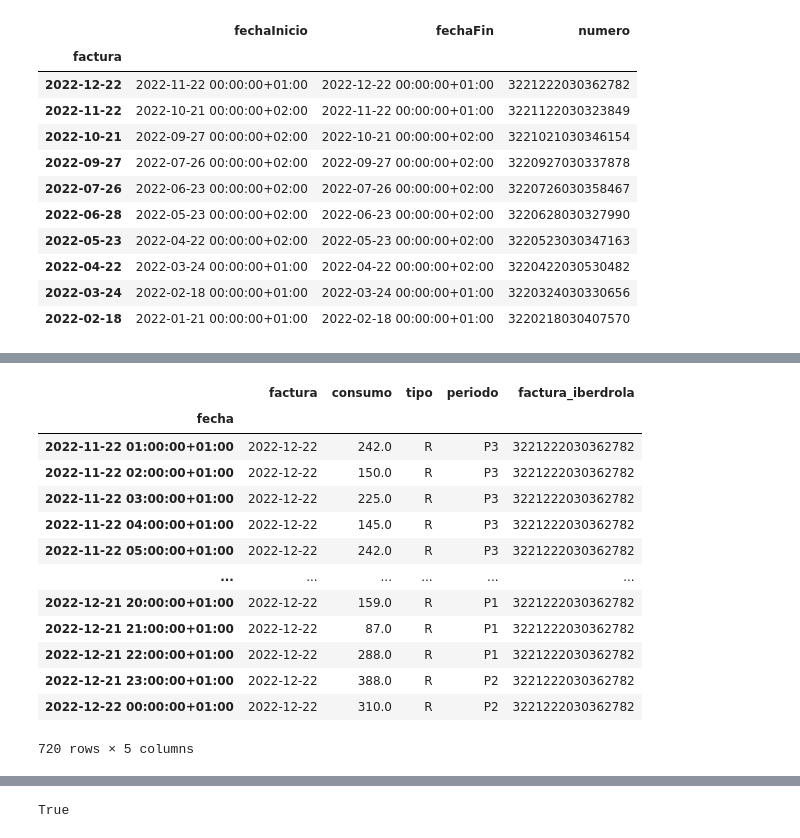
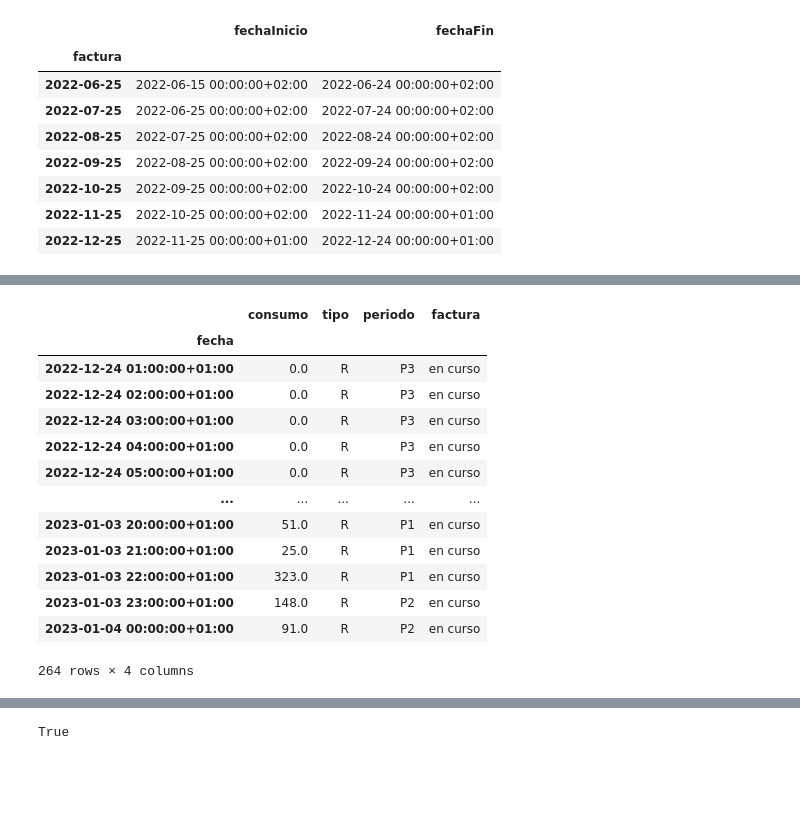
Before and after one commit to nachoplus/kwhmeter_utils, a Jupyter notebook: jupyter/pruebas.ipynb, the cells around one changed output, grey strips where cells are left out. Saved outputs shown, nothing was run; the diff lists cells and outputs as text; code cells hidden in the pictures; blank space fills up the shorter version.

```diff
--- a/jupyter/pruebas.ipynb
+++ b/jupyter/pruebas.ipynb
@@ -5,5 +5,5 @@ import pandas as pd
 from datetime import datetime,timedelta
 logging.basicConfig(level=logging.DEBUG)
 # %%
-domicilio=kf.suministro('paconavas')
+domicilio=ku.suministro('alarcon')
 # %% [output]
@@ -12,24 +12,21 @@ INFO:root:Existen 10 facturas. Desde: 2022-01-21 00:00:00+01:00 hasta:2022-12-22
 periodos_facturacion=domicilio.periodos_facturacion()
 periodos_facturacion
 # %% [output]
-|  | fechaInicio | fechaFin | numero |
-| factura |  |  |  |
-| 2022-12-22 | 2022-11-22 00:00:00+01:00 | 2022-12-22 00:00:00+01:00 | 3221222030362782 |
-| 2022-11-22 | 2022-10-21 00:00:00+02:00 | 2022-11-22 00:00:00+01:00 | 3221122030323849 |
-| 2022-10-21 | 2022-09-27 00:00:00+02:00 | 2022-10-21 00:00:00+02:00 | 3221021030346154 |
-| 2022-09-27 | 2022-07-26 00:00:00+02:00 | 2022-09-27 00:00:00+02:00 | 3220927030337878 |
-| 2022-07-26 | 2022-06-23 00:00:00+02:00 | 2022-07-26 00:00:00+02:00 | 3220726030358467 |
-| 2022-06-28 | 2022-05-23 00:00:00+02:00 | 2022-06-23 00:00:00+02:00 | 3220628030327990 |
-| 2022-05-23 | 2022-04-22 00:00:00+02:00 | 2022-05-23 00:00:00+02:00 | 3220523030347163 |
-| 2022-04-22 | 2022-03-24 00:00:00+01:00 | 2022-04-22 00:00:00+02:00 | 3220422030530482 |
-| 2022-03-24 | 2022-02-18 00:00:00+01:00 | 2022-03-24 00:00:00+01:00 | 3220324030330656 |
-| 2022-02-18 | 2022-01-21 00:00:00+01:00 | 2022-02-18 00:00:00+01:00 | 3220218030407570 |
+|  | fechaInicio | fechaFin |
+| factura |  |  |
+| 2022-06-25 | 2022-06-15 00:00:00+02:00 | 2022-06-24 00:00:00+02:00 |
+| 2022-07-25 | 2022-06-25 00:00:00+02:00 | 2022-07-24 00:00:00+02:00 |
+| 2022-08-25 | 2022-07-25 00:00:00+02:00 | 2022-08-24 00:00:00+02:00 |
+| 2022-09-25 | 2022-08-25 00:00:00+02:00 | 2022-09-24 00:00:00+02:00 |
+| 2022-10-25 | 2022-09-25 00:00:00+02:00 | 2022-10-24 00:00:00+02:00 |
+| 2022-11-25 | 2022-10-25 00:00:00+02:00 | 2022-11-24 00:00:00+01:00 |
+| 2022-12-25 | 2022-11-25 00:00:00+01:00 | 2022-12-24 00:00:00+01:00 |
 # %%
 
-start = kf.timezone.localize(datetime(2022, 6,1)-timedelta(days=0))
-end=start + timedelta(days=60)
+start = ku.timezone.localize(datetime(2022, 12,24)-timedelta(days=0))
+end=ku.timezone.localize(datetime(2023, 1,14)-timedelta(days=0))
 print(f'Desde {start} hasta: {end}')
-consumos=domicilio.consumo_facturado(['2022-12-22'])
-#consumos=domicilio.consumo(start,end)
+#consumos=domicilio.consumo_facturado(['2022-11-25','2022-12-25'])
+consumos=domicilio.consumo(start,end)
 consumos
 # %% [output]
@@ -37,17 +34,17 @@ Desde 2022-06-01 00:00:00+02:00 hasta: 2022-07-31 00:00:00+02:00
-|  | factura | consumo | tipo | periodo | factura_iberdrola |
-| fecha |  |  |  |  |  |
-| 2022-11-22 01:00:00+01:00 | 2022-12-22 | 242.0 | R | P3 | 3221222030362782 |
-| 2022-11-22 02:00:00+01:00 | 2022-12-22 | 150.0 | R | P3 | 3221222030362782 |
-| 2022-11-22 03:00:00+01:00 | 2022-12-22 | 225.0 | R | P3 | 3221222030362782 |
-| 2022-11-22 04:00:00+01:00 | 2022-12-22 | 145.0 | R | P3 | 3221222030362782 |
-| 2022-11-22 05:00:00+01:00 | 2022-12-22 | 242.0 | R | P3 | 3221222030362782 |
-| ... | ... | ... | ... | ... | ... |
-| 2022-12-21 20:00:00+01:00 | 2022-12-22 | 159.0 | R | P1 | 3221222030362782 |
-| 2022-12-21 21:00:00+01:00 | 2022-12-22 | 87.0 | R | P1 | 3221222030362782 |
-| 2022-12-21 22:00:00+01:00 | 2022-12-22 | 288.0 | R | P1 | 3221222030362782 |
-| 2022-12-21 23:00:00+01:00 | 2022-12-22 | 388.0 | R | P2 | 3221222030362782 |
-| 2022-12-22 00:00:00+01:00 | 2022-12-22 | 310.0 | R | P2 | 3221222030362782 |
+|  | consumo | tipo | periodo | factura |
+| fecha |  |  |  |  |
+| 2022-12-24 01:00:00+01:00 | 0.0 | R | P3 | en curso |
+| 2022-12-24 02:00:00+01:00 | 0.0 | R | P3 | en curso |
+| 2022-12-24 03:00:00+01:00 | 0.0 | R | P3 | en curso |
+| 2022-12-24 04:00:00+01:00 | 0.0 | R | P3 | en curso |
+| 2022-12-24 05:00:00+01:00 | 0.0 | R | P3 | en curso |
+| ... | ... | ... | ... | ... |
+| 2023-01-03 20:00:00+01:00 | 51.0 | R | P1 | en curso |
+| 2023-01-03 21:00:00+01:00 | 25.0 | R | P1 | en curso |
+| 2023-01-03 22:00:00+01:00 | 323.0 | R | P1 | en curso |
+| 2023-01-03 23:00:00+01:00 | 148.0 | R | P2 | en curso |
+| 2023-01-04 00:00:00+01:00 | 91.0 | R | P2 | en curso |
-720 rows × 5 columns
+264 rows × 4 columns
 # %%
 consumos.to_csv('consumos.csv')
 # %%
```
Also changed, not shown: parts of 14 cells of this notebook, 7 other files.
